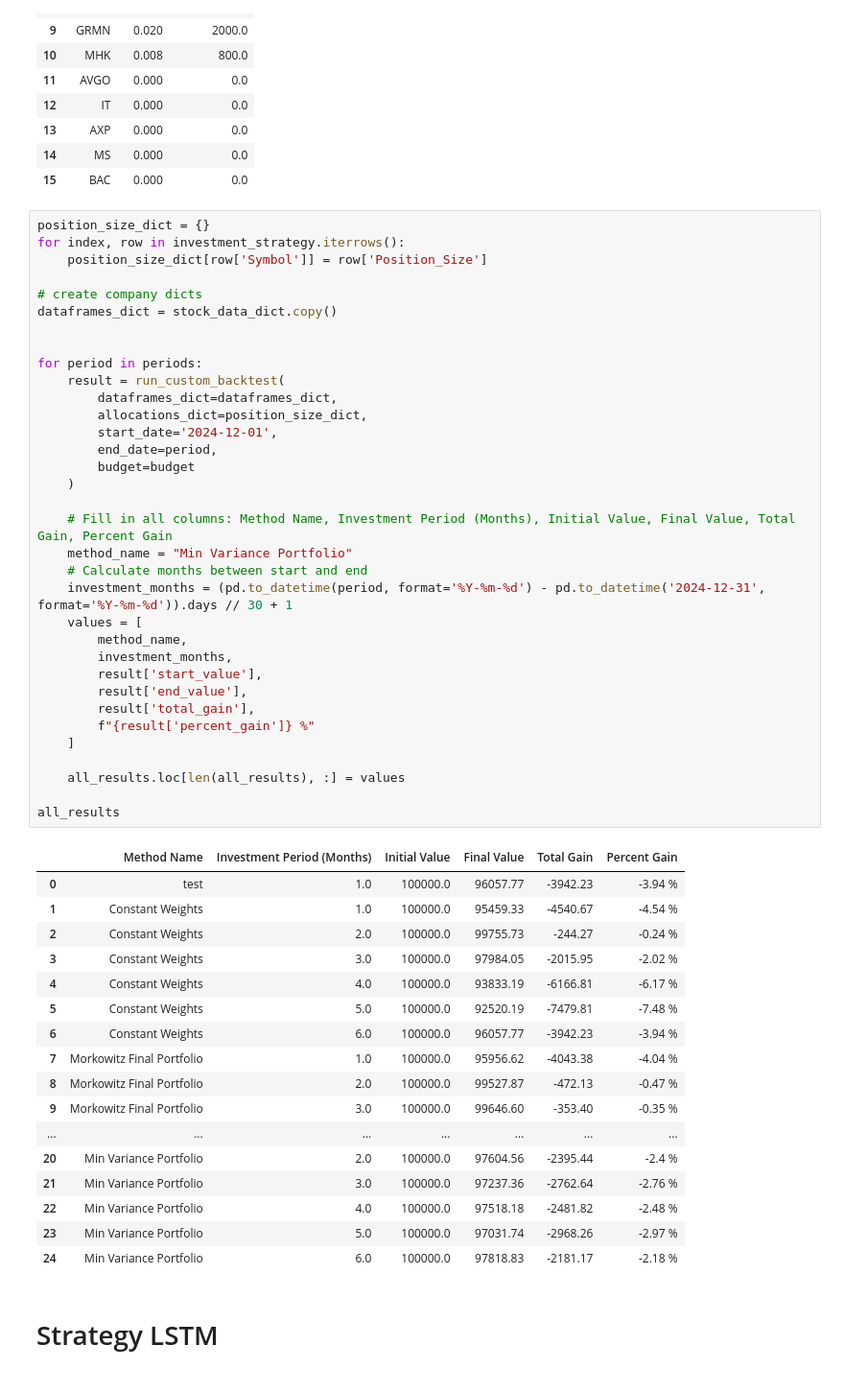
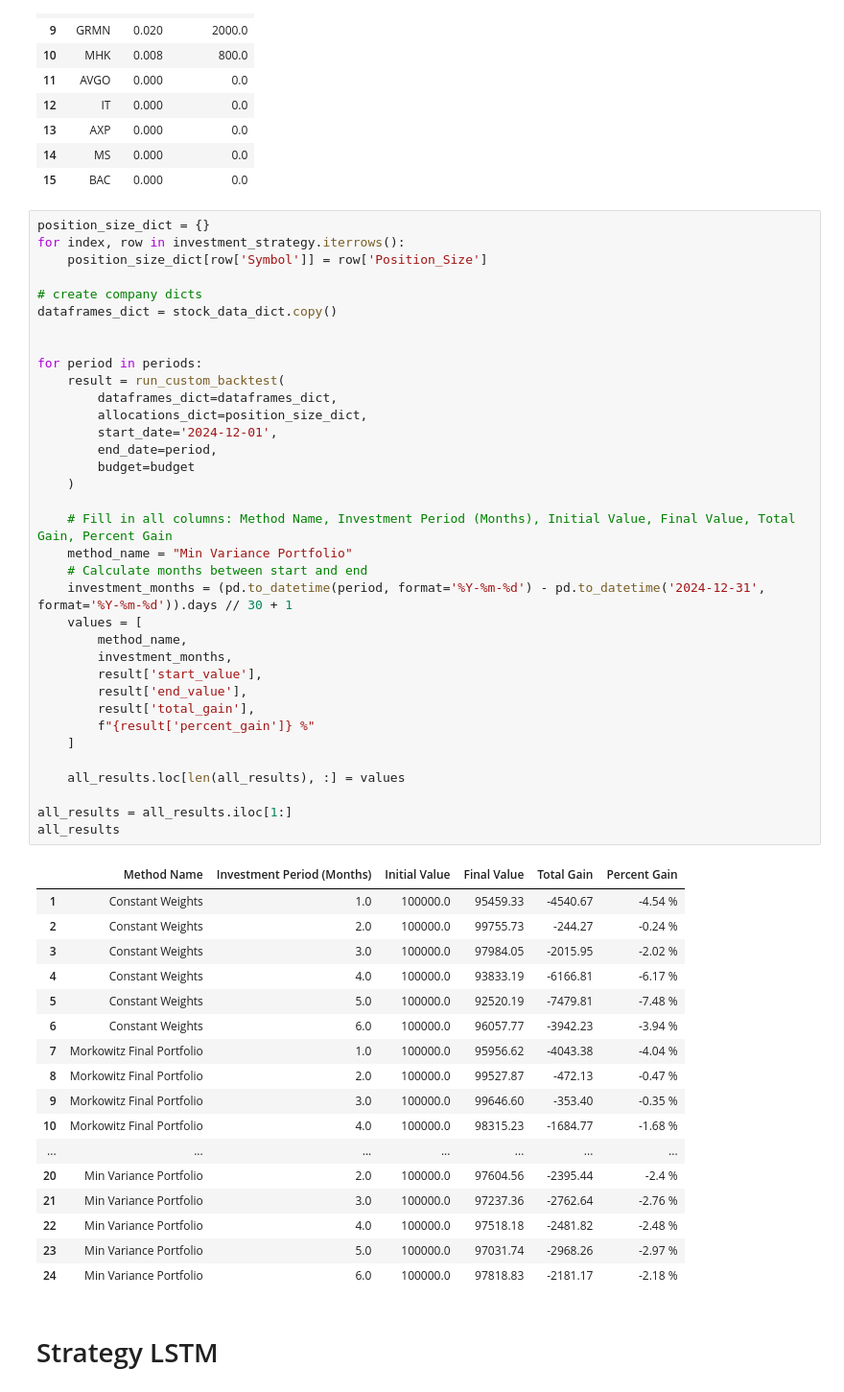
Before and after one commit to khalilvandian/portfolio_management, a Jupyter notebook: report.ipynb, the cells around one changed output. Shown: that part at 96% size. Saved outputs shown, nothing was run; the diff lists cells and outputs as text.

```diff
--- a/report.ipynb
+++ b/report.ipynb
@@ -542,34 +544,34 @@ for index, row in investment_strategy.iterrows():
 dataframes_dict = stock_data_dict.copy()
 
 
 for period in periods:
     result = run_custom_backtest(
         dataframes_dict=dataframes_dict,
         allocations_dict=position_size_dict,
         start_date='2024-12-01',
         end_date=period,
         budget=budget
     )
 
     # Fill in all columns: Method Name, Investment Period (Months), Initial Value, Final Value, Total Gain, Percent Gain
     method_name = "Min Variance Portfolio"
     # Calculate months between start and end
     investment_months = (pd.to_datetime(period, format='%Y-%m-%d') - pd.to_datetime('2024-12-31', format='%Y-%m-%d')).days // 30 + 1
     values = [
         method_name,
         investment_months,
         result['start_value'],
         result['end_value'],
         result['total_gain'],
         f"{result['percent_gain']} %"
     ]
 
     all_results.loc[len(all_results), :] = values
 
+all_results = all_results.iloc[1:]
 all_results
 # %% [output]
 |  | Method Name | Investment Period (Months) | Initial Value | Final Value | Total Gain | Percent Gain |
-| 0 | test | 1.0 | 100000.0 | 96057.77 | -3942.23 | -3.94 % |
 | 1 | Constant Weights | 1.0 | 100000.0 | 95459.33 | -4540.67 | -4.54 % |
 | 2 | Constant Weights | 2.0 | 100000.0 | 99755.73 | -244.27 | -0.24 % |
 | 3 | Constant Weights | 3.0 | 100000.0 | 97984.05 | -2015.95 | -2.02 % |
@@ -579,6 +581,7 @@ all_results
 | 7 | Morkowitz Final Portfolio | 1.0 | 100000.0 | 95956.62 | -4043.38 | -4.04 % |
 | 8 | Morkowitz Final Portfolio | 2.0 | 100000.0 | 99527.87 | -472.13 | -0.47 % |
 | 9 | Morkowitz Final Portfolio | 3.0 | 100000.0 | 99646.60 | -353.40 | -0.35 % |
+| 10 | Morkowitz Final Portfolio | 4.0 | 100000.0 | 98315.23 | -1684.77 | -1.68 % |
 | ... | ... | ... | ... | ... | ... | ... |
 | 20 | Min Variance Portfolio | 2.0 | 100000.0 | 97604.56 | -2395.44 | -2.4 % |
 | 21 | Min Variance Portfolio | 3.0 | 100000.0 | 97237.36 | -2762.64 | -2.76 % |
```
Also changed, not shown: parts of 6 cells of this notebook, 6 other files.
